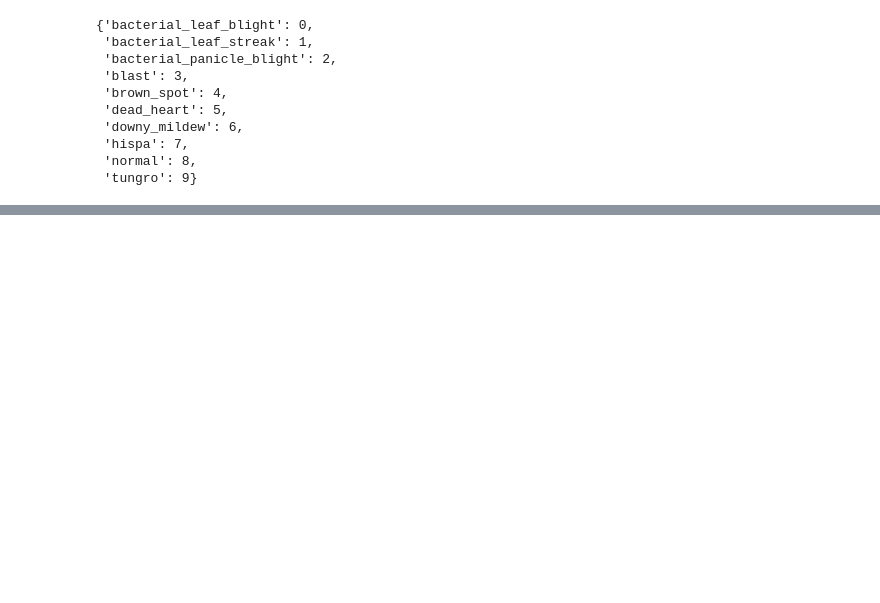
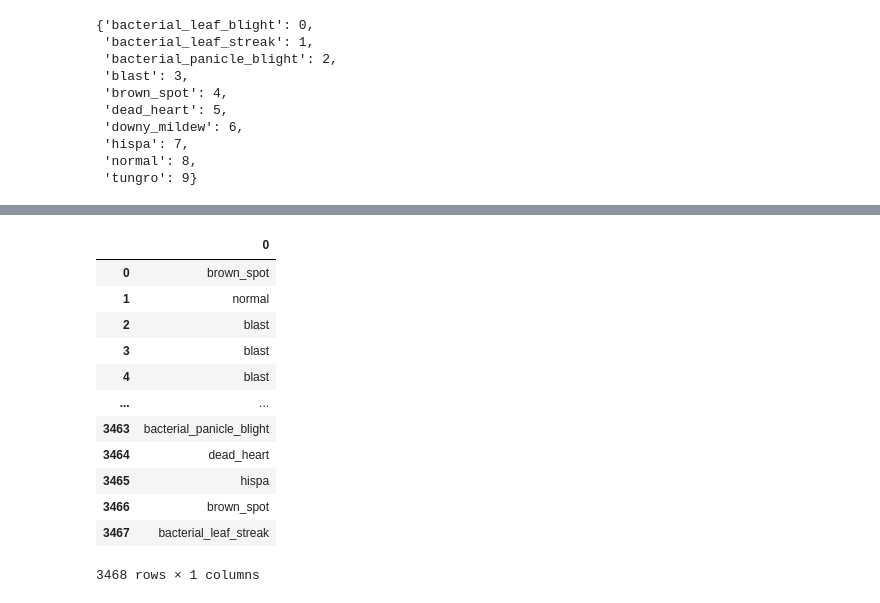
Before and after one commit to kvalaroutsos/Paddy_Classification_Kaggle, a Jupyter notebook: PADDY_cLASSIFICATION.ipynb, the cells around one changed output, grey strips where cells are left out. Saved outputs shown, nothing was run; the diff lists cells and outputs as text; code cells hidden in the pictures; blank space fills up the shorter version.

```diff
--- a/PADDY_cLASSIFICATION.ipynb
+++ b/PADDY_cLASSIFICATION.ipynb
@@ -279,0 +347,3 @@ train_image_gen.class_indices
+# %%
+names=train_image_gen.class_indices
+names
@@ -279,0 +361,3 @@ train_image_gen.class_indices
+# %%
+key_list=list(names.keys())
+val_list=list(names.values())
@@ -279,0 +402,16 @@ train_image_gen.class_indices
+# %%
+sub
+# %% [output]
+|  | 0 |
+| 0 | brown_spot |
+| 1 | normal |
+| 2 | blast |
+| 3 | blast |
+| 4 | blast |
+| ... | ... |
+| 3463 | bacterial_panicle_blight |
+| 3464 | dead_heart |
+| 3465 | hispa |
+| 3466 | brown_spot |
+| 3467 | bacterial_leaf_streak |
+3468 rows × 1 columns
```
Also changed, not shown: parts of 51 cells of this notebook.
